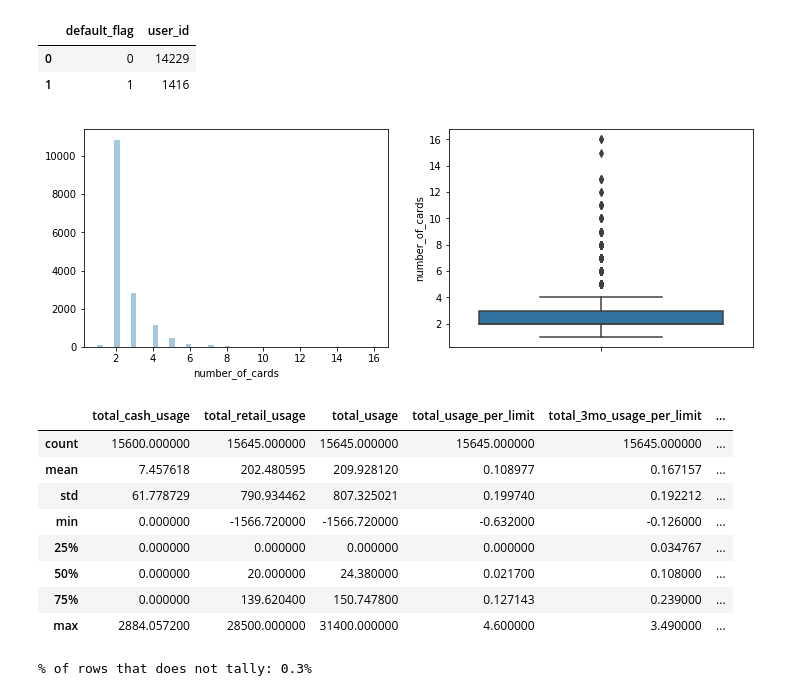
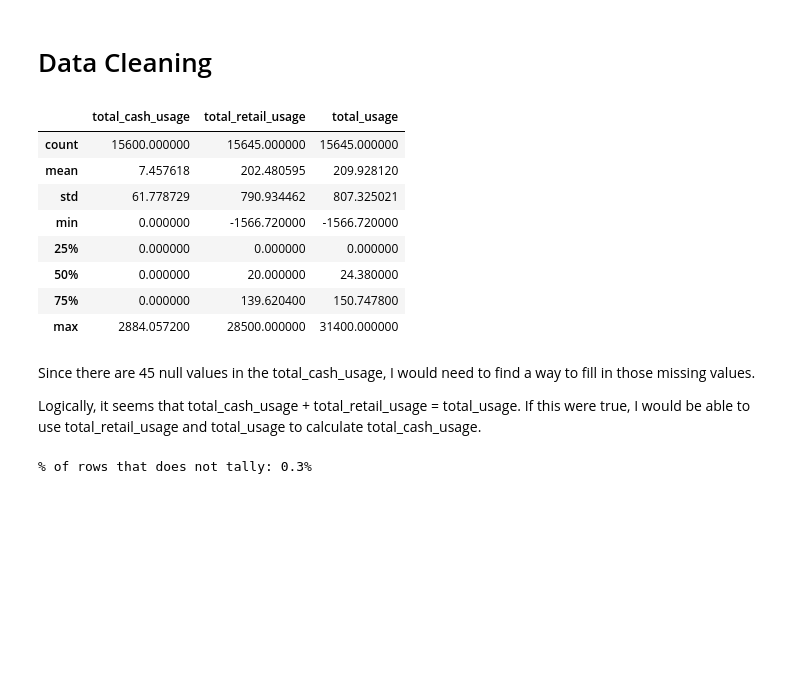
Before and after one commit to ttimong/projects, a Jupyter notebook: gofin/assignment2-3-4.ipynb, the cells around one changed output. Cells and saved outputs as stored; diff of their text form; code cells hidden in the pictures; blank space fills up the shorter version.

```diff
--- a/gofin/assignment2-3-4.ipynb
+++ b/gofin/assignment2-3-4.ipynb
@@ -46,18 +13,5 @@ user_label.groupby("branch_code").agg({"user_id": "count"}).reset_index()
-# %%
-user_label.groupby("default_flag").agg({"user_id": "count"}).reset_index()
-# %% [output]
-|  | default_flag | user_id |
-| 0 | 0 | 14229 |
-| 1 | 1 | 1416 |
-# %%
-_ = plt.figure(figsize=(12, 4))
-_ = plt.subplot(121)
-_ = sns.distplot(user_label.number_of_cards, kde=False)
-
-_ = plt.subplot(122)
-_ = sns.boxplot(x='number_of_cards', data=user_label, orient='v')
-# %% [output]
-[figure, removed]
+# %% [markdown]
+# Data Cleaning
 # %%
 # divide monetary value by 10000 so that it is easier to read
 combine = (
@@ -79,17 +33,21 @@ combine = (
     .pipe(lambda x: x.assign(remaining_bill_per_number_of_cards=x.remaining_bill_per_number_of_cards/10000))
 )
 # %%
-combine[['total_cash_usage', 'total_retail_usage', 'total_usage', 'total_usage_per_limit', 'total_3mo_usage_per_limit', 'total_6mo_usage_per_limit']].describe()
+combine[['total_cash_usage', 'total_retail_usage', 'total_usage']].describe()
 # %% [output]
-|  | total_cash_usage | total_retail_usage | total_usage | total_usage_per_limit | total_3mo_usage_per_limit | ... |
-| count | 15600.000000 | 15645.000000 | 15645.000000 | 15645.000000 | 15645.000000 | ... |
-| mean | 7.457618 | 202.480595 | 209.928120 | 0.108977 | 0.167157 | ... |
-| std | 61.778729 | 790.934462 | 807.325021 | 0.199740 | 0.192212 | ... |
-| min | 0.000000 | -1566.720000 | -1566.720000 | -0.632000 | -0.126000 | ... |
-| 25% | 0.000000 | 0.000000 | 0.000000 | 0.000000 | 0.034767 | ... |
-| 50% | 0.000000 | 20.000000 | 24.380000 | 0.021700 | 0.108000 | ... |
-| 75% | 0.000000 | 139.620400 | 150.747800 | 0.127143 | 0.239000 | ... |
-| max | 2884.057200 | 28500.000000 | 31400.000000 | 4.600000 | 3.490000 | ... |
+|  | total_cash_usage | total_retail_usage | total_usage |
+| count | 15600.000000 | 15645.000000 | 15645.000000 |
+| mean | 7.457618 | 202.480595 | 209.928120 |
+| std | 61.778729 | 790.934462 | 807.325021 |
+| min | 0.000000 | -1566.720000 | -1566.720000 |
+| 25% | 0.000000 | 0.000000 | 0.000000 |
+| 50% | 0.000000 | 20.000000 | 24.380000 |
+| 75% | 0.000000 | 139.620400 | 150.747800 |
+| max | 2884.057200 | 28500.000000 | 31400.000000 |
+# %% [markdown]
+Since there are 45 null values in the total_cash_usage, I would need to find a way to fill in those missing values.
+
+Logically, it seems that total_cash_usage + total_retail_usage = total_usage. If this were true, I would be able to use total_retail_usage and total_usage to calculate total_cash_usage.
 # %%
 # assuming total_cash_usage + total_retail_usage = total_usage
 # check out assumption
```
Also changed, not shown: parts of 100 cells of this notebook, 5 other files.
